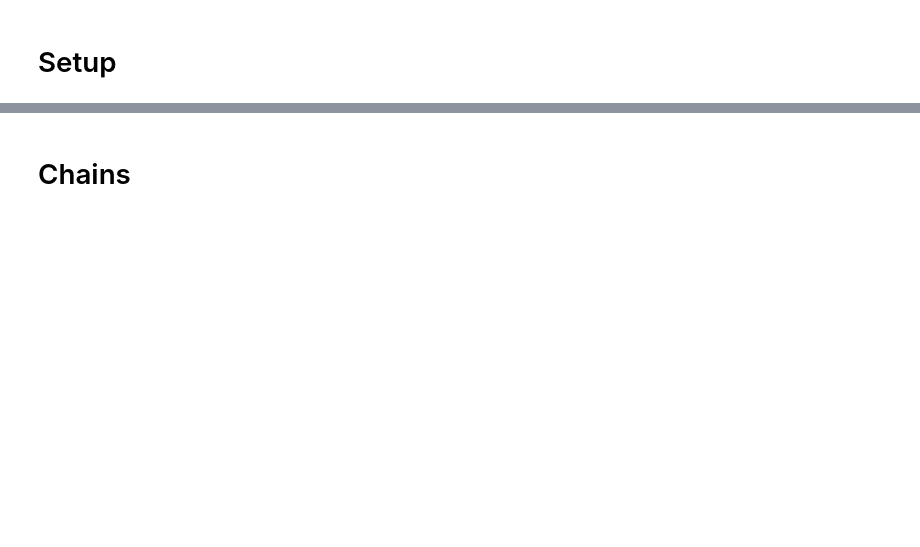
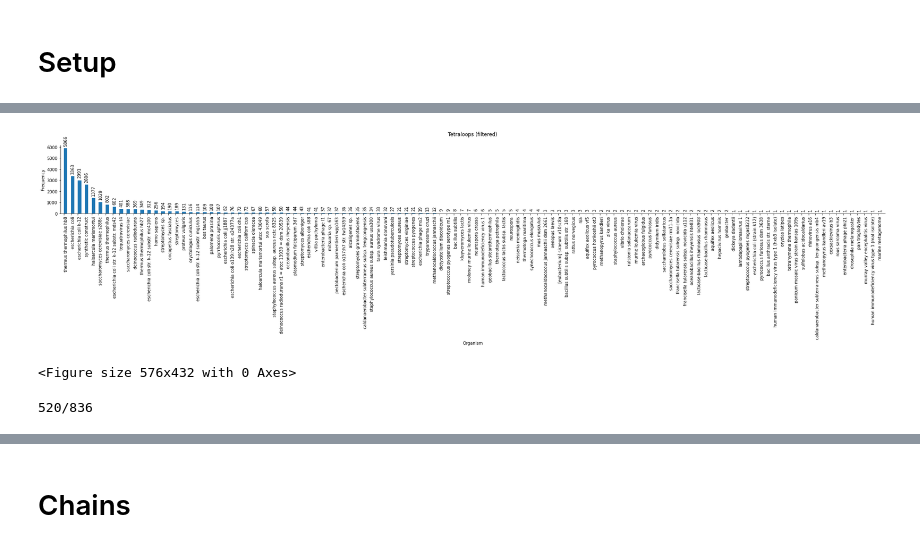
Before and after one commit to samuelflores/deep-learning-RNA-structure-prediction, a Jupyter notebook: data_generation/dataset_statistics.ipynb, the cells around one changed output, grey strips where cells are left out. Cells and saved outputs as stored; diff of their text form; code cells hidden in the pictures; blank space fills up the shorter version.

```diff
--- a/data_generation/dataset_statistics.ipynb
+++ b/data_generation/dataset_statistics.ipynb
@@ -15,6 +17,11 @@ from collections import Counter, OrderedDict
 from pathlib import Path
 from pprint import pprint
 from PyPDF2 import PdfWriter
+# %%
+# matplotlib config
+
+mpl.rcParams['figure.figsize'] = [8, 6]
+colors = plt.rcParams['axes.prop_cycle'].by_key()['color']
 # %%
 # Paths
 clusters_dir = Path('../../all_clusters/')
@@ -305,13 +262,19 @@ get_structure("1dk1")
 # %%
-def get_organism(pdb_id: str):
+def get_structure(pdb_id: str):
+    matching_rows = metadata[metadata['Entry ID'] == pdb_id.upper()]
+    if not matching_rows.empty:
+        return matching_rows.iloc[0]["Stucture Keywords"]
+    else:
+        return ""
+
+
+def get_organisms(pdb_id: str):
     organisms = []
     start_loc = metadata.index[metadata['Entry ID'] == pdb_id.upper()]
-    if not start_loc.any(): return f"PDB ID {pdb_id} not found"
+    if not start_loc.any(): return set(["N/A"])
     start_idx = start_loc.tolist()[0]
     for index, row in metadata.iloc[start_idx:].iterrows():
         if row['Entry ID'] == pdb_id.upper() or pd.isna(row['Entry ID']):
             organisms += [str(row["Source Organism"])]
         else: break
     return set([i for i in organisms if i != "nan"])
-
-get_organism("3g8t")
@@ -370,0 +308,18 @@ for i in high_freq_chains:
+# %%
+organisms = [j.lower() for i in get_pdb_ids(tloops_filtered) for j in get_organisms(i)]
+plot_bar(get_counter_dict(organisms), title="Tetraloops (filtered)", xlabel="Organism", ylabel="Frequency", save=False)
+plt.savefig(figures_dir/"organisms.png")
+
+# organisms = [j.lower() for i in get_pdb_ids(fragments_8_filtered, clusters=list(range(1,45))) for j in get_organisms(i)]
+# plot_bar(get_counter_dict(organisms), title="Generated tetraloops", xlabel="Organism", ylabel="Frequency", save=False)
+# %% [output]
+[figure, added]
+<Figure size 576x432 with 0 Axes>
+# %%
+# Number of ribosomes
+
+pdb_ids = get_pdb_ids(chains_annotated_filtered)
+ribosomes = [i for i in pdb_ids if "ribosome" in get_structure(i).lower()]
+print(f"{len(ribosomes)}/{len(pdb_ids)}")
+# %% [output]
+520/836
```
Also changed, not shown: parts of 31 cells of this notebook, 7 other files.
